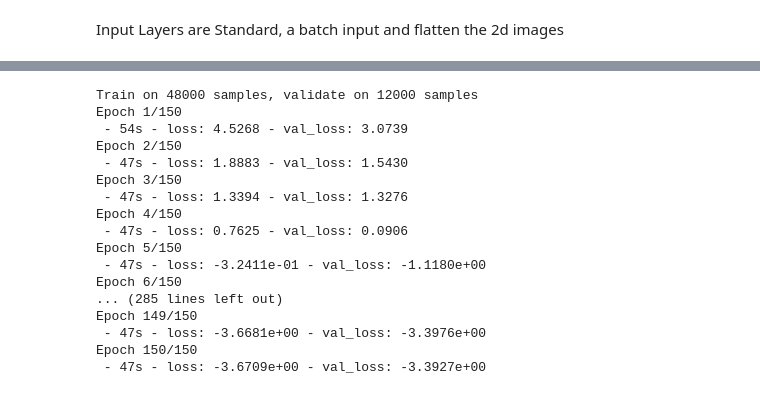
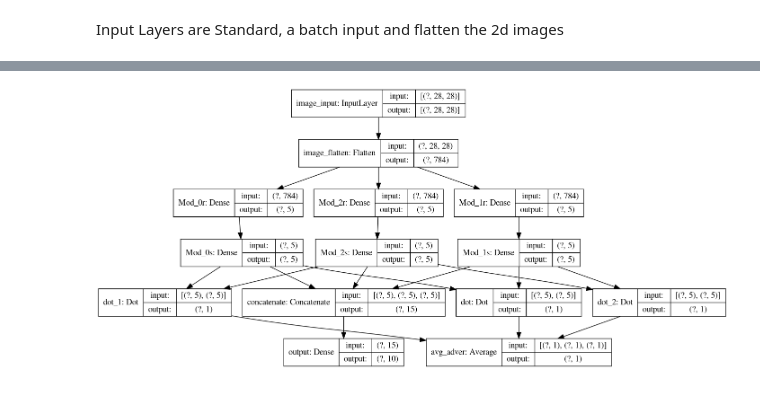
Before and after one commit to zombie-einstein/adverse_subnets, a Jupyter notebook: Design.ipynb, the cells around one changed output, grey strips where cells are left out. Cells and saved outputs as stored; diff of their text form; code cells hidden in the pictures.

```diff
--- a/Design.ipynb
+++ b/Design.ipynb
@@ -74,2 +52,0 @@ concat = K.layers.Concatenate(name='Concatenate')(mod_out)
-# %%
-output = K.layers.Dense(10, name='Output', activation='softmax')(concat)
@@ -92,2 +52,0 @@ Several step here to generate the loss
-# %%
-out_diff = [K.layers.Dot(1)([mod_out[i], mod_out[j]]) for i, j in pairs]
@@ -118,20 +52,0 @@ model.compile(optimizer ='RMSprop', metrics=[accuracy])
-# %%
-h = model.fit([x_train, y_train_oh], epochs=150, validation_split=0.2, verbose=2)
-# %% [output]
-Train on 48000 samples, validate on 12000 samples
-Epoch 1/150
- - 54s - loss: 4.5268 - val_loss: 3.0739
-Epoch 2/150
- - 47s - loss: 1.8883 - val_loss: 1.5430
-Epoch 3/150
- - 47s - loss: 1.3394 - val_loss: 1.3276
-Epoch 4/150
- - 47s - loss: 0.7625 - val_loss: 0.0906
-Epoch 5/150
- - 47s - loss: -3.2411e-01 - val_loss: -1.1180e+00
-Epoch 6/150
-... (285 lines left out)
-Epoch 149/150
- - 47s - loss: -3.6681e+00 - val_loss: -3.3976e+00
-Epoch 150/150
- - 47s - loss: -3.6709e+00 - val_loss: -3.3927e+00
@@ -141,0 +75,4 @@ Epoch 150/150
+# %%
+K.utils.plot_model(model, show_shapes=True)
+# %% [output]
+[figure, added]
```
Also changed, not shown: parts of 55 cells of this notebook.
